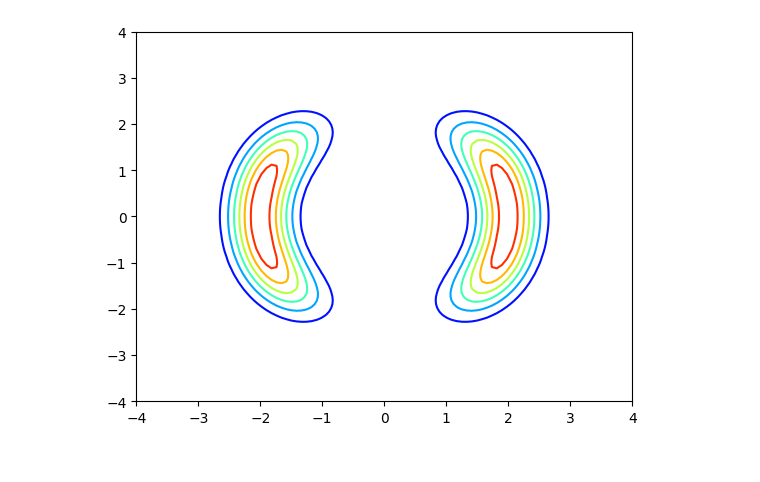
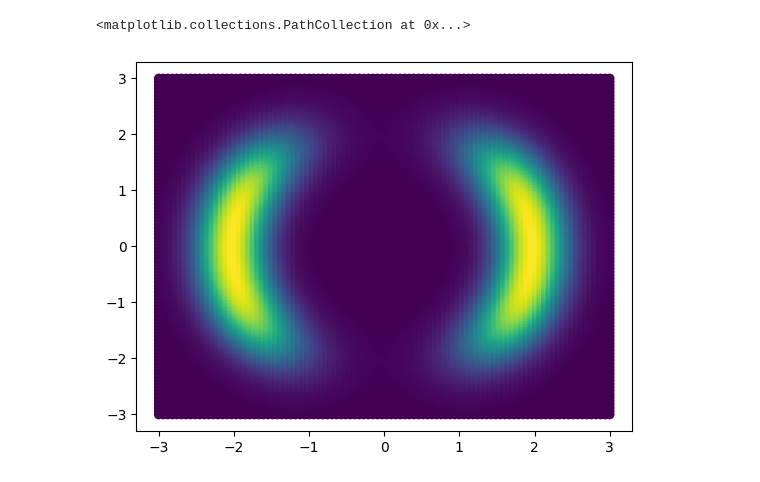
Before and after one commit to invertedparadox/ECE50024_Group9, a Jupyter notebook: Testing Playground/Demetrius_DNF.ipynb, the cells around one changed output. Cells and saved outputs as stored; diff of their text form; code cells hidden in the pictures.

```diff
--- a/Testing Playground/Demetrius_DNF.ipynb
+++ b/Testing Playground/Demetrius_DNF.ipynb
@@ -37,28 +32,19 @@ torch.Size([5000])
 # %%
 # Create Reference Output
 data_norm = torch.sqrt(torch.pow(datax,2) + torch.pow(datay,2))
-
 C1 = torch.mul(0.5,torch.pow(torch.div(data_norm - 2,0.4),2))
 C2 = torch.mul(-0.5,torch.pow(torch.div(datax - 2,0.6),2))
 C3 = torch.mul(-0.5,torch.pow(torch.div(datax + 2,0.6),2))
 C4 = torch.logaddexp(C2,C3)
+qn_ref = torch.reshape(torch.exp(-(C1 - C4)),(1,dn**2))
+ln_qn_ref = torch.log(qn_ref)
 
-qn_ref_grid = torch.exp(-(C1 - C4))
-qn_ref_plot = torch.reshape(qn_ref_grid,(100,100))
-
-plt.figure(3)
-plt.contour(gridx,gridy,qn_ref_plot,cmap=plt.cm.jet)
-
-data_norm = torch.sqrt(torch.pow(z0[0,:],2) + torch.pow(z0[1,:],2))
-
-C1 = torch.mul(0.5,torch.pow(torch.div(data_norm - 2,0.4),2))
-C2 = torch.mul(-0.5,torch.pow(torch.div(z0[0,:] - 2,0.6),2))
-C3 = torch.mul(-0.5,torch.pow(torch.div(z0[0,:] + 2,0.6),2))
-C4 = torch.logaddexp(C2,C3)
-
-qn_ref = torch.exp(-(C1 - C4))
+# visualize output
+plt.figure(102)
+plt.scatter(datax,datay,c=qn_ref)
 # %% [output]
+<matplotlib.collections.PathCollection at 0x...>
-[figure, old version]
+[figure, new version]
 # %%
 ## Create Single Layer of Discrete Normalizing Flow
 class Planar_Layer(torch.nn.Module):
```
Also changed, not shown: parts of 7 cells of this notebook.
